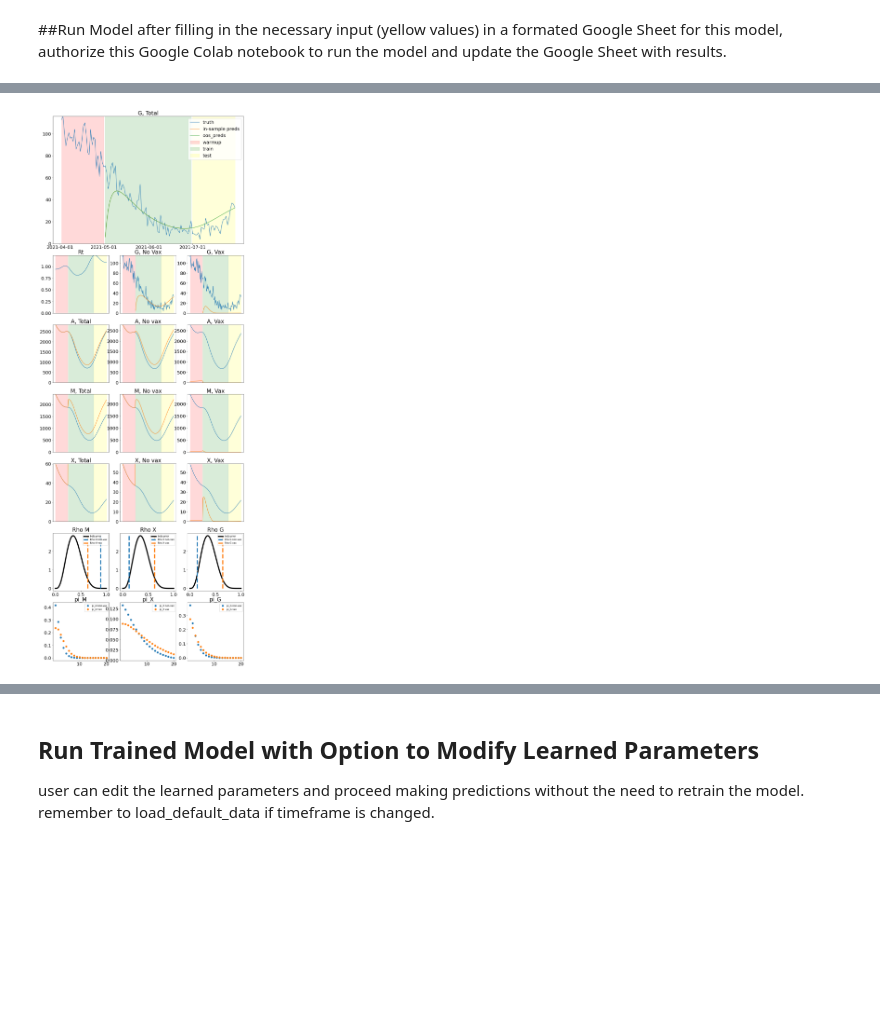
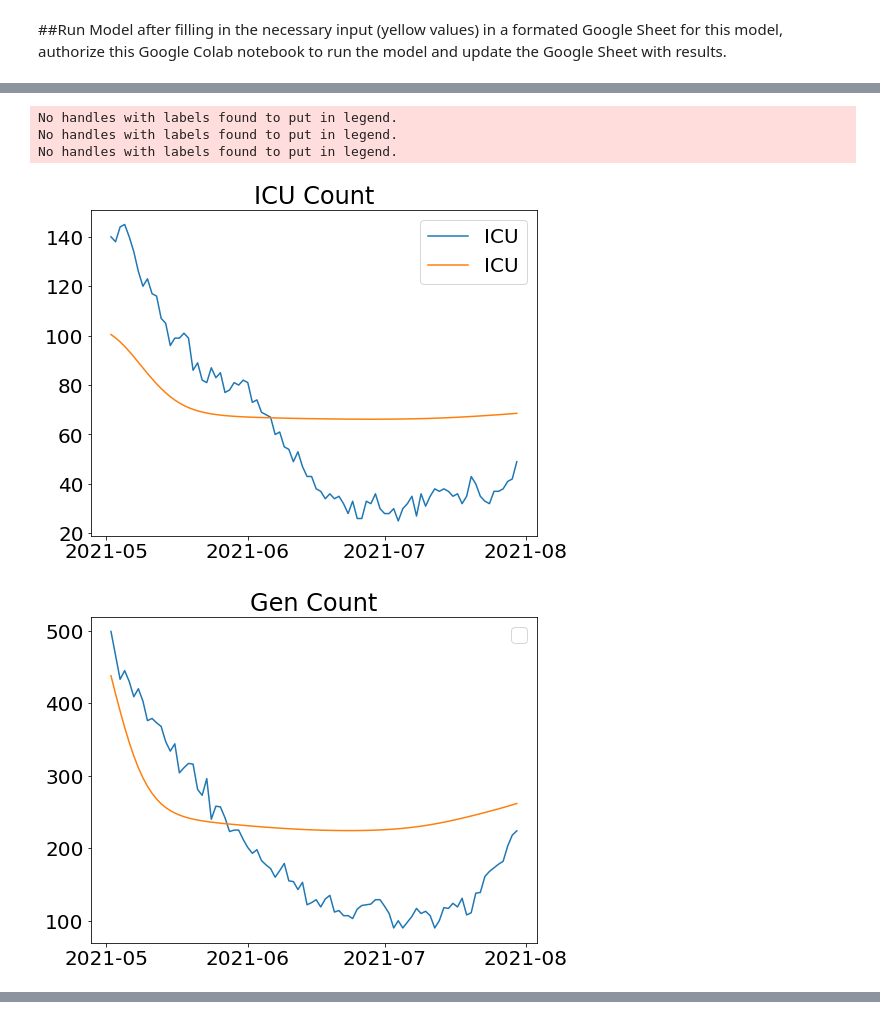
Before and after one commit to xchjason/CovidPopulationModel, a Jupyter notebook: Model_Notebook.ipynb, the cells around one changed output, grey strips where cells are left out. Saved outputs shown, nothing was run; the diff lists cells and outputs as text; code cells hidden in the pictures; blank space fills up the shorter version.

```diff
--- a/Model_Notebook.ipynb
+++ b/Model_Notebook.ipynb
@@ -48,5 +43,5 @@ Successfully load in the default data. Check the specfics in GoogleSheet
 ##Run Model
 after filling in the necessary input (yellow values) in a formated Google Sheet for this model, authorize this Google Colab notebook to run the model and update the Google Sheet with results.
 # %%
-model_to_be_modified = train_and_project(link)
+model = train_and_project(link)
 # %% [output]
@@ -70 +65,5 @@ Epoch 50/50
+No handles with labels found to put in legend.
+No handles with labels found to put in legend.
+No handles with labels found to put in legend.
-[figure, old version]
+[figure, new version]
+[figure, added]
@@ -71,4 +71,0 @@ Epoch 50/50
-# %% [markdown]
-## Run Trained Model with Option to Modify Learned Parameters
-user can edit the learned parameters and proceed making predictions without the need to retrain the model.
-remember to load_default_data if timeframe is changed.
```
Also changed, not shown: parts of 7 cells of this notebook.
